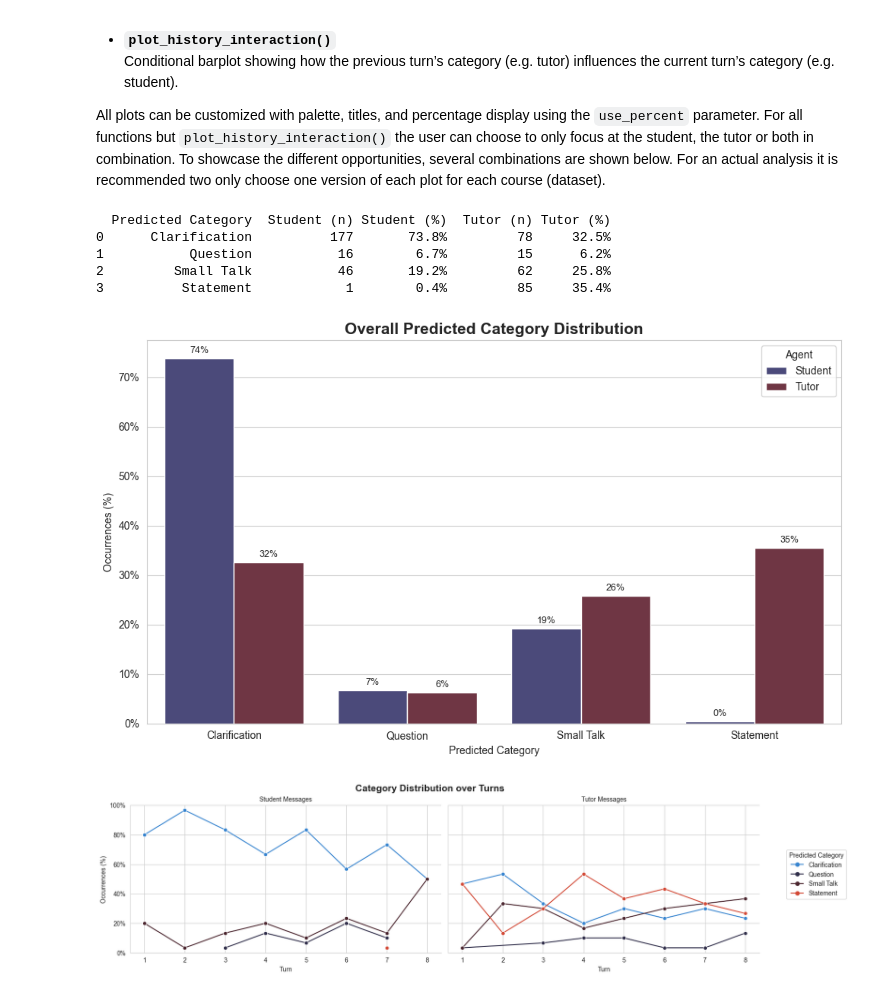
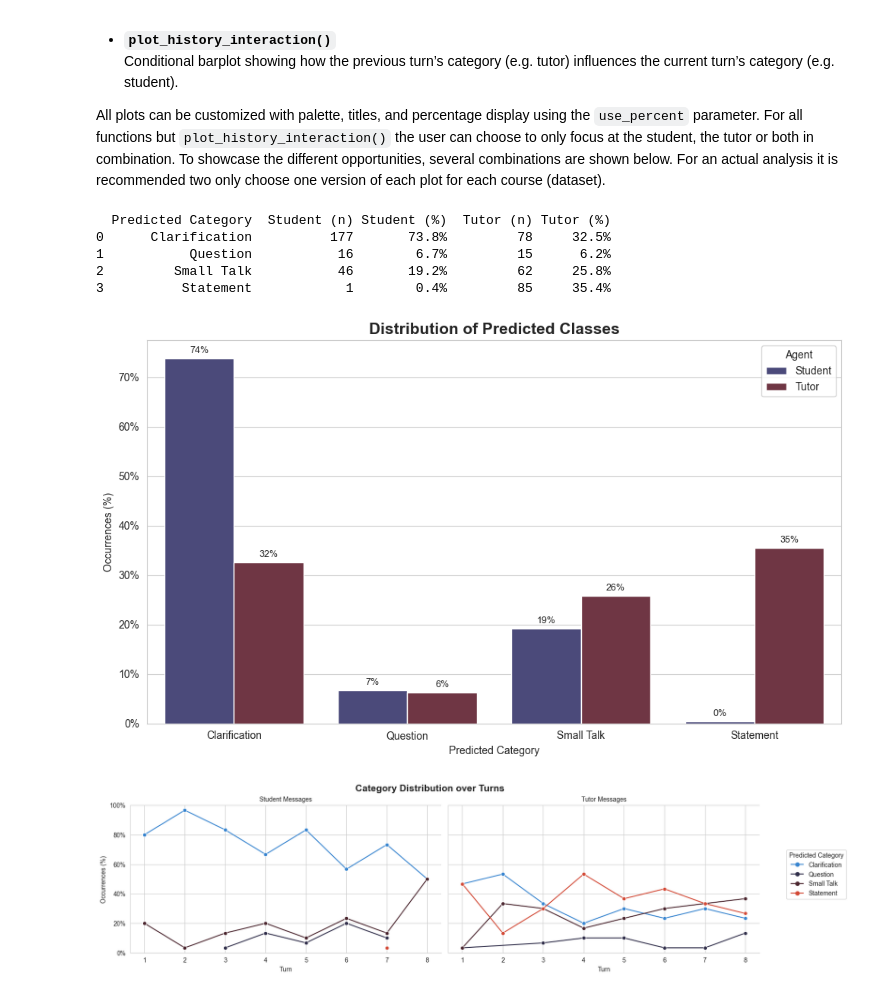
Before and after one commit to laurawpaaby/EduChatEval, a Jupyter notebook: testing_mypython_package.ipynb, the cells around one changed output. Drawn from its saved outputs; the diff is of its cells as text; code cells hidden in the pictures.

```diff
--- a/testing_mypython_package.ipynb
+++ b/testing_mypython_package.ipynb
@@ -469,28 +469,28 @@ viz = Visualizer()
 # %%
 # Summary table
 summary = viz.create_summary_table(
     df=annotated_df,
     student_col="predicted_labels_student_msg",
     tutor_col="predicted_labels_tutor_msg"
 )
 
 print(summary)
 
 # Simple bar plot visualising the table
 viz.plot_category_bars(
     df=annotated_df,
     student_col="predicted_labels_student_msg",
     tutor_col="predicted_labels_tutor_msg",
     use_percent=True,
-    title="Overall Predicted Category Distribution"
+    title="Distribution of Predicted Classes"
 )
 # %% [output]
   Predicted Category  Student (n) Student (%)  Tutor (n) Tutor (%)
 0      Clarification          177       73.8%         78     32.5%
 1           Question           16        6.7%         15      6.2%
 2         Small Talk           46       19.2%         62     25.8%
 3          Statement            1        0.4%         85     35.4%
-[figure, old version]
+[figure, new version]
 # %%
 # Plot category distribution over turns
 viz.plot_turn_trends(
```
Also changed, not shown: 8 other files.
